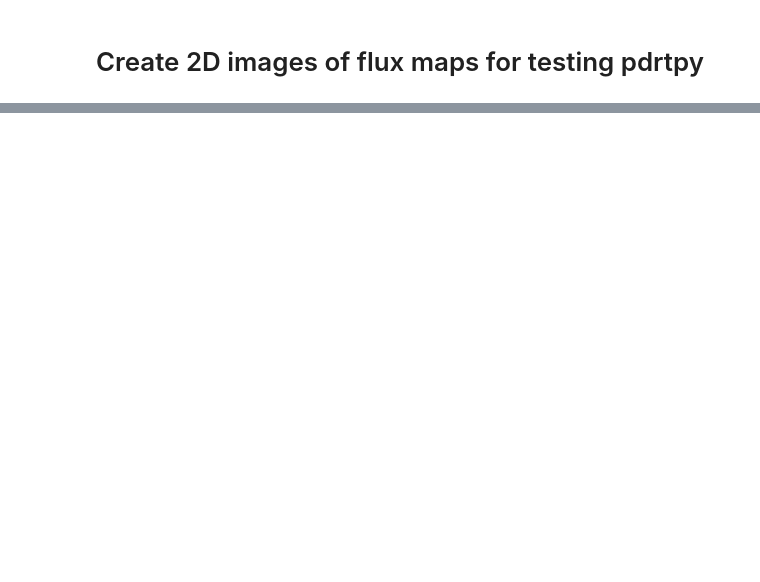
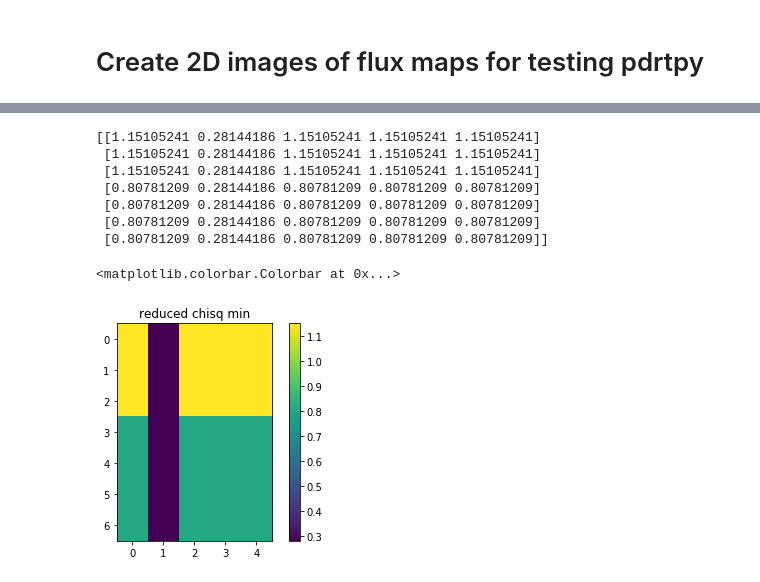
Before and after one commit to mpound/pdrttest, a Jupyter notebook: fakeobscreator.ipynb, the cells around one changed output, grey strips where cells are left out. Saved outputs shown, nothing was run; the diff lists cells and outputs as text; code cells hidden in the pictures; blank space fills up the shorter version.

```diff
--- a/fakeobscreator.ipynb
+++ b/fakeobscreator.ipynb
@@ -256,0 +250,16 @@ np.min(vvv)
+# %%
+zx=np.amin(p._reducedChisq,(0,1))
+plt.imshow(zx)
+print(zx)
+plt.title("reduced chisq min")
+plt.colorbar()
+# %% [output]
+[[1.15105241 0.28144186 1.15105241 1.15105241 1.15105241]
+ [1.15105241 0.28144186 1.15105241 1.15105241 1.15105241]
+ [1.15105241 0.28144186 1.15105241 1.15105241 1.15105241]
+ [0.80781209 0.28144186 0.80781209 0.80781209 0.80781209]
+ [0.80781209 0.28144186 0.80781209 0.80781209 0.80781209]
+ [0.80781209 0.28144186 0.80781209 0.80781209 0.80781209]
+ [0.80781209 0.28144186 0.80781209 0.80781209 0.80781209]]
+<matplotlib.colorbar.Colorbar at 0x...>
+[figure, added]
```
Also changed, not shown: parts of 121 cells of this notebook, 6 other files.
